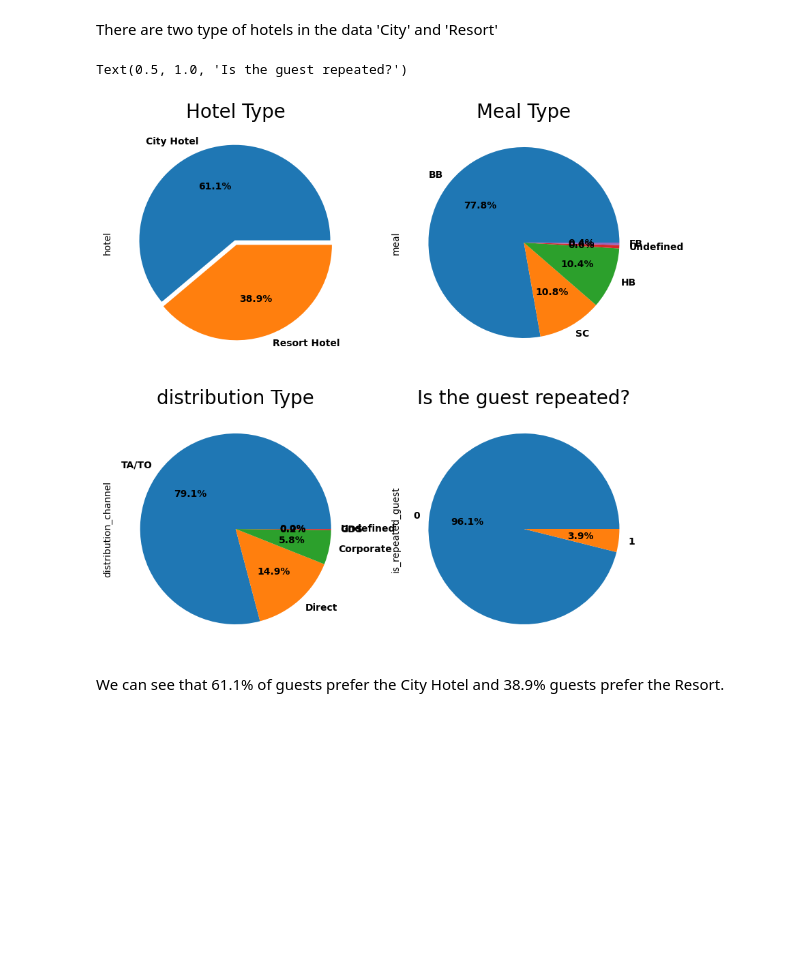
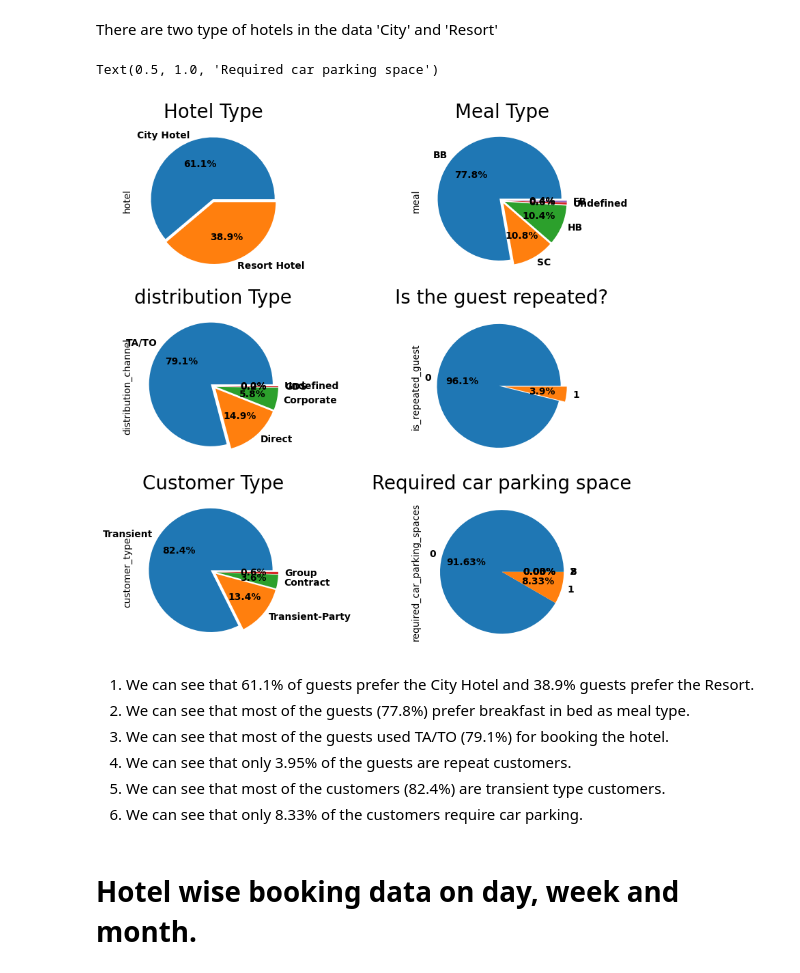
Before and after one commit to vishant750/hotelbookinganalysis, a Jupyter notebook: EDA_Hotel_Analysis.ipynb, the cells around one changed output. Drawn from its saved outputs; the diff is of its cells as text; code cells hidden in the pictures; blank space fills up the shorter version.

```diff
--- a/EDA_Hotel_Analysis.ipynb
+++ b/EDA_Hotel_Analysis.ipynb
@@ -295,27 +295,44 @@ sns.heatmap(corr_df.corr(),annot=True,cmap="Spectral",fmt='0.2f')
 # %% [markdown]
 There are two type of hotels in the data 'City' and 'Resort'
 # %%
-plt.subplot(2,2,1)
+plt.subplot(3,2,1)
 hotel_type=hotel_df['hotel'].value_counts()
-hotel_type.plot.pie(autopct='%2.1f%%',explode=[0.025]*2,figsize =(10,10),textprops={'weight': 'bold'})
+hotel_type.plot.pie(autopct='%2.1f%%',explode=[0.025]*2,figsize =(12,12),textprops={'weight': 'bold'})
 plt.title('Hotel Type',size=20)
 #---------------------------------------------------------------------------------------------------#
-plt.subplot(2,2,2)
+plt.subplot(3,2,2)
 meal_type=hotel_df['meal'].value_counts()
-meal_type.plot.pie(autopct='%2.1f%%',textprops={'weight': 'bold'})
+meal_type.plot.pie(autopct='%2.1f%%',textprops={'weight': 'bold'},explode=[0.05]*5)
 plt.title('Meal Type',size=20)
 #---------------------------------------------------------------------------------------------------#
-plt.subplot(2,2,3)
+plt.subplot(3,2,3)
 distribution_type=hotel_df['distribution_channel'].value_counts()
-distribution_type.plot.pie(autopct='%2.1f%%',textprops={'weight': 'bold'})
+distribution_type.plot.pie(autopct='%2.1f%%',textprops={'weight': 'bold'},explode=[0.05]*5)
 plt.title('distribution Type',size=20)
 #---------------------------------------------------------------------------------------------------#
-plt.subplot(2,2,4)
+plt.subplot(3,2,4)
 repeated=hotel_df['is_repeated_guest'].value_counts()
-repeated.plot.pie(autopct='%2.1f%%',textprops={'weight': 'bold'})
+repeated.plot.pie(autopct='%2.1f%%',textprops={'weight': 'bold'},explode=[0.05]*2)
 plt.title('Is the guest repeated?',size=20)
+#---------------------------------------------------------------------------------------------------#
+plt.subplot(3,2,5)
+customer_type=hotel_df['customer_type'].value_counts()
+customer_type.plot.pie(autopct='%2.1f%%',textprops={'weight': 'bold'},explode=[0.05]*4)
+plt.title('Customer Type',size=20)
+#---------------------------------------------------------------------------------------------------#
+plt.subplot(3,2,6)
+customer_type=hotel_df['required_car_parking_spaces'].value_counts()
+customer_type.plot.pie(autopct='%2.2f%%',textprops={'weight': 'bold'})
+plt.title('Required car parking space',size=20)
 # %% [output]
-Text(0.5, 1.0, 'Is the guest repeated?')
+Text(0.5, 1.0, 'Required car parking space')
-[figure, old version]
+[figure, new version]
-# %% [markdown]
-We can see that 61.1% of guests prefer the City Hotel and 38.9% guests prefer the Resort.
+# %% [markdown]
+1. We can see that 61.1% of guests prefer the City Hotel and 38.9% guests prefer the Resort.
+2. We can see that most of the guests (77.8%) prefer breakfast in bed as meal type.
+3. We can see that most of the guests used TA/TO (79.1%) for booking the hotel.
+4. We can see that only 3.95% of the guests are repeat customers.
+5. We can see that most of the customers (82.4%) are transient type customers.
+6. We can see that only 8.33% of the customers require car parking.
+# %% [markdown]
+# Hotel wise booking data on day, week and month.
```
